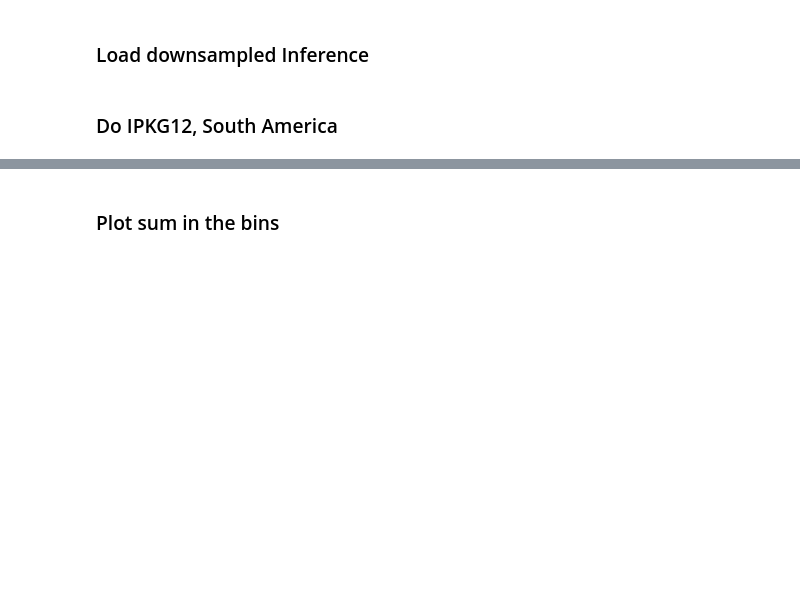
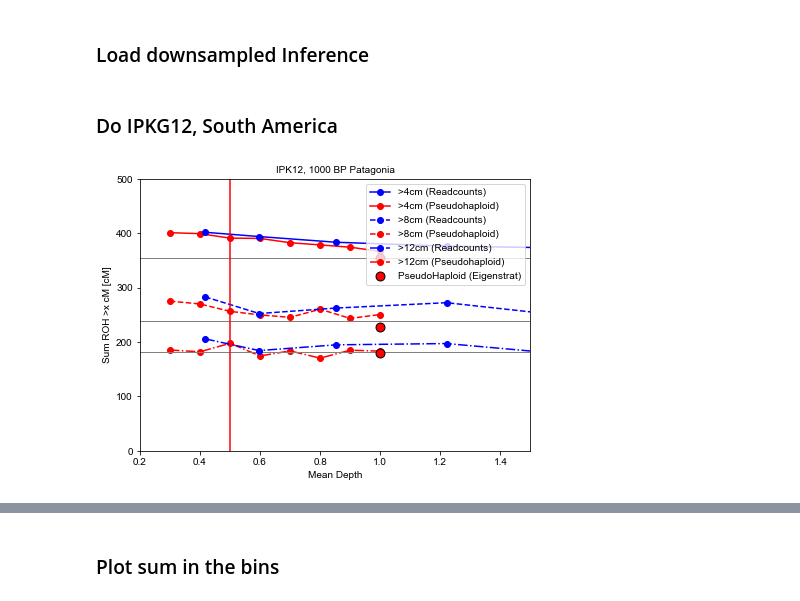
Before and after one commit to hringbauer/hapROH, a Jupyter notebook: Notebooks/Figures/plotDownsamplingAnc.ipynb, the cells around one changed output, grey strips where cells are left out. Saved outputs shown, nothing was run; the diff lists cells and outputs as text; code cells hidden in the pictures; blank space fills up the shorter version.

```diff
--- a/Notebooks/Figures/plotDownsamplingAnc.ipynb
+++ b/Notebooks/Figures/plotDownsamplingAnc.ipynb
@@ -172,2 +172,8 @@ df_ph = prep_rc_res_df(base_path = "./Empirical/1240k/SA_Readcounts/Downsample_I
+# %%
+plot_downsample_ind(df_rc, df_ph=df_ph, df_ph_reich=df_ph_reich,
+                    title="IPK12, 1000 BP Patagonia", ylim=[0,500], xlim=[0.2, 1.5],
+                    savepath="", hlines=9)
+# %% [output]
+[figure, added]
 # %%
 plot_downsample_ind(df_rc, df_ph=df_ph, df_ph_reich=df_ph_reich,
```
Also changed, not shown: parts of 5 cells of this notebook, 9 other files.
